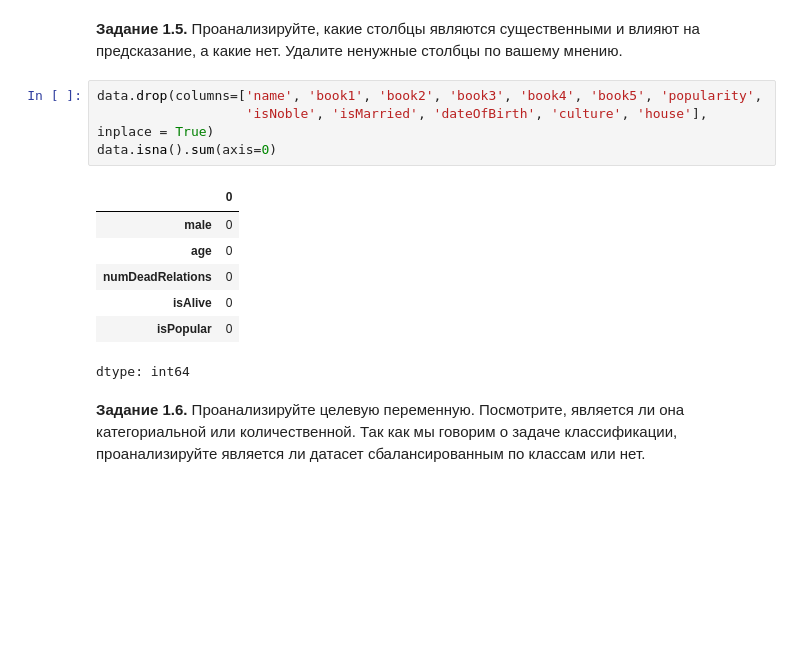
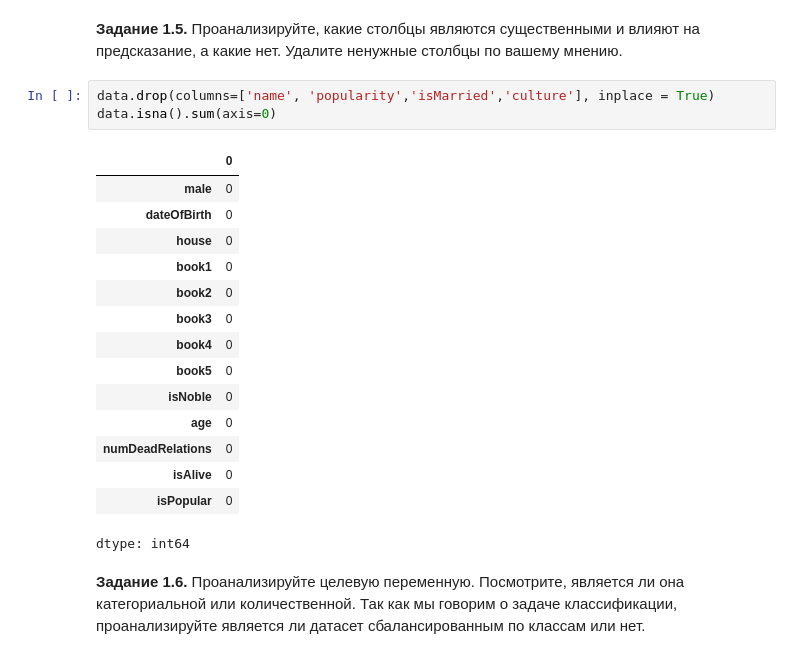
Before and after one commit to VansRMG/GoogleColab, a Jupyter notebook: week_01_ml_intro/Homework/hw_1_game_of_thrones.ipynb, the cells around one changed output. Drawn from its saved outputs; the diff is of its cells as text; blank space fills up the shorter version.

```diff
--- a/week_01_ml_intro/Homework/hw_1_game_of_thrones.ipynb
+++ b/week_01_ml_intro/Homework/hw_1_game_of_thrones.ipynb
@@ -224,12 +207,19 @@ array(['Northmen', 'Rivermen', 'Dornish', 'Valyrian', 'Ironborn',
 # %% [markdown]
 **Задание 1.5.** Проанализируйте, какие столбцы являются существенными и влияют на предсказание, а какие нет. Удалите ненужные столбцы по вашему мнению.
 # %%
-data.drop(columns=['name', 'book1', 'book2', 'book3', 'book4', 'book5', 'popularity',
-                   'isNoble', 'isMarried', 'dateOfBirth', 'culture', 'house'], inplace = True)
+data.drop(columns=['name', 'popularity','isMarried','culture'], inplace = True)
 data.isna().sum(axis=0)
 # %% [output]
 |  | 0 |
 | male | 0 |
+| dateOfBirth | 0 |
+| house | 0 |
+| book1 | 0 |
+| book2 | 0 |
+| book3 | 0 |
+| book4 | 0 |
+| book5 | 0 |
+| isNoble | 0 |
 | age | 0 |
 | numDeadRelations | 0 |
 | isAlive | 0 |
```
Also changed, not shown: parts of 12 cells of this notebook.
